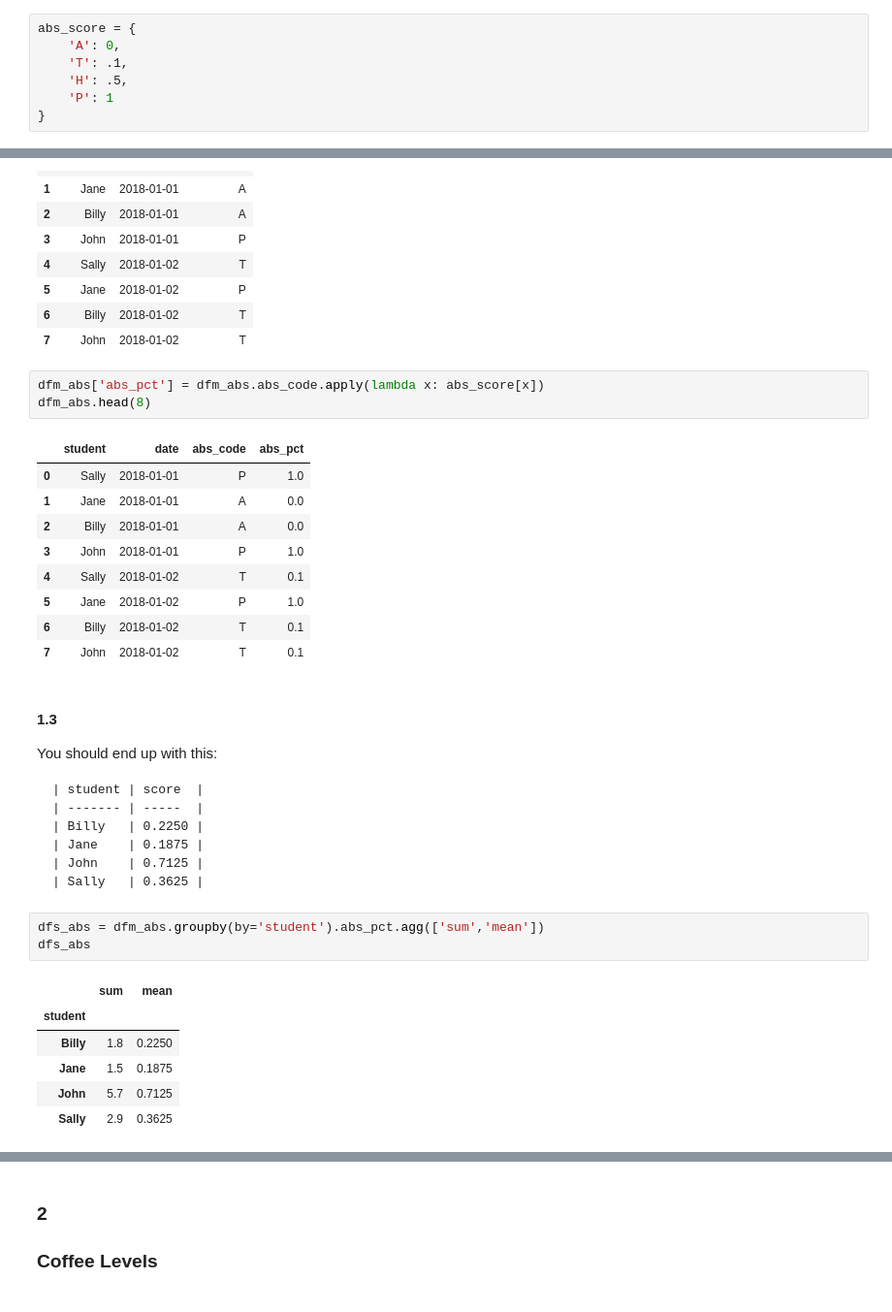
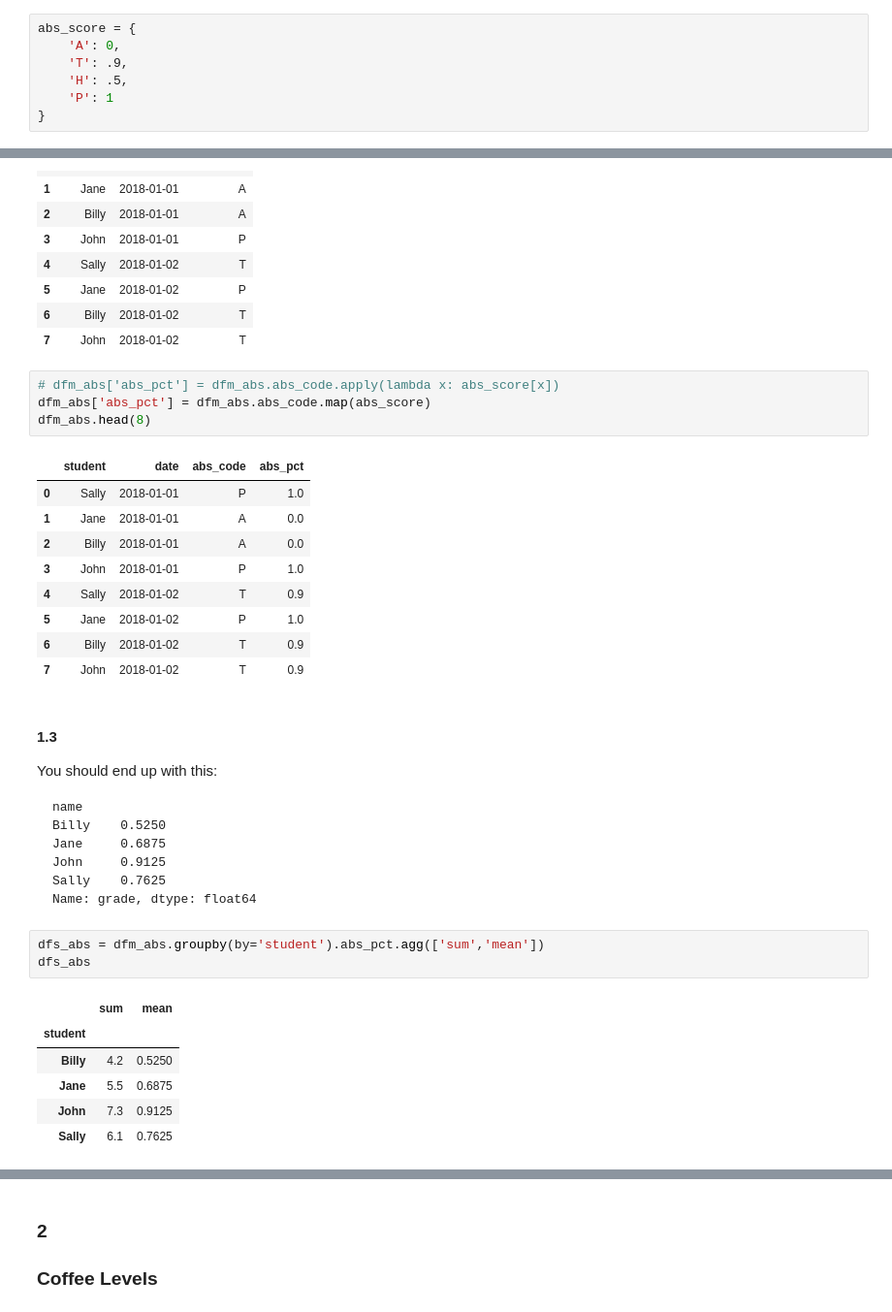
Before and after one commit to kjeliasen/ds-methodologies-exercises, a Jupyter notebook: advanced_topics/tidy_data.ipynb, the cells around one changed output, grey strips where cells are left out. Shown at 97% size. Saved outputs shown, nothing was run; the diff lists cells and outputs as text.

```diff
--- a/advanced_topics/tidy_data.ipynb
+++ b/advanced_topics/tidy_data.ipynb
@@ -28,7 +28,7 @@ df_abs
 # %%
 abs_score = {
     'A': 0,
-    'T': .1,
+    'T': .9,
     'H': .5,
     'P': 1
 }
@@ -46,38 +46,38 @@ dfm_abs.head(8)
 | 6 | Billy | 2018-01-02 | T |
 | 7 | John | 2018-01-02 | T |
 # %%
-dfm_abs['abs_pct'] = dfm_abs.abs_code.apply(lambda x: abs_score[x])
+# dfm_abs['abs_pct'] = dfm_abs.abs_code.apply(lambda x: abs_score[x])
+dfm_abs['abs_pct'] = dfm_abs.abs_code.map(abs_score)
 dfm_abs.head(8)
 # %% [output]
 |  | student | date | abs_code | abs_pct |
 | 0 | Sally | 2018-01-01 | P | 1.0 |
 | 1 | Jane | 2018-01-01 | A | 0.0 |
 | 2 | Billy | 2018-01-01 | A | 0.0 |
 | 3 | John | 2018-01-01 | P | 1.0 |
-| 4 | Sally | 2018-01-02 | T | 0.1 |
+| 4 | Sally | 2018-01-02 | T | 0.9 |
 | 5 | Jane | 2018-01-02 | P | 1.0 |
-| 6 | Billy | 2018-01-02 | T | 0.1 |
-| 7 | John | 2018-01-02 | T | 0.1 |
+| 6 | Billy | 2018-01-02 | T | 0.9 |
+| 7 | John | 2018-01-02 | T | 0.9 |
 # %% [markdown]
 <h4>1.3</h4>
 <p>You should end up with this:</p>
-<pre><code>| student | score  |
-| ------- | -----  |
-| Billy   | 0.2250 |
-| Jane    | 0.1875 |
-| John    | 0.7125 |
-| Sally   | 0.3625 |
-</code></pre>
+<pre><code>name
+Billy    0.5250
+Jane     0.6875
+John     0.9125
+Sally    0.7625
+Name: grade, dtype: float64</code></pre>
 # %%
 dfs_abs = dfm_abs.groupby(by='student').abs_pct.agg(['sum','mean'])
 dfs_abs
 # %% [output]
 |  | sum | mean |
 | student |  |  |
-| Billy | 1.8 | 0.2250 |
-| Jane | 1.5 | 0.1875 |
-| John | 5.7 | 0.7125 |
-| Sally | 2.9 | 0.3625 |
+| Billy | 4.2 | 0.5250 |
+| Jane | 5.5 | 0.6875 |
+| John | 7.3 | 0.9125 |
+| Sally | 6.1 | 0.7625 |
 # %%
 dfgc_abs = dfm_abs.rename(columns={'date': 'code'}).groupby(by=['student', 'abs_code']).code.count()
 dfgs_abs = dfm_abs.groupby(by=['student', 'abs_code']).abs_pct.sum()
```
Also changed, not shown: parts of 2 cells of this notebook.
